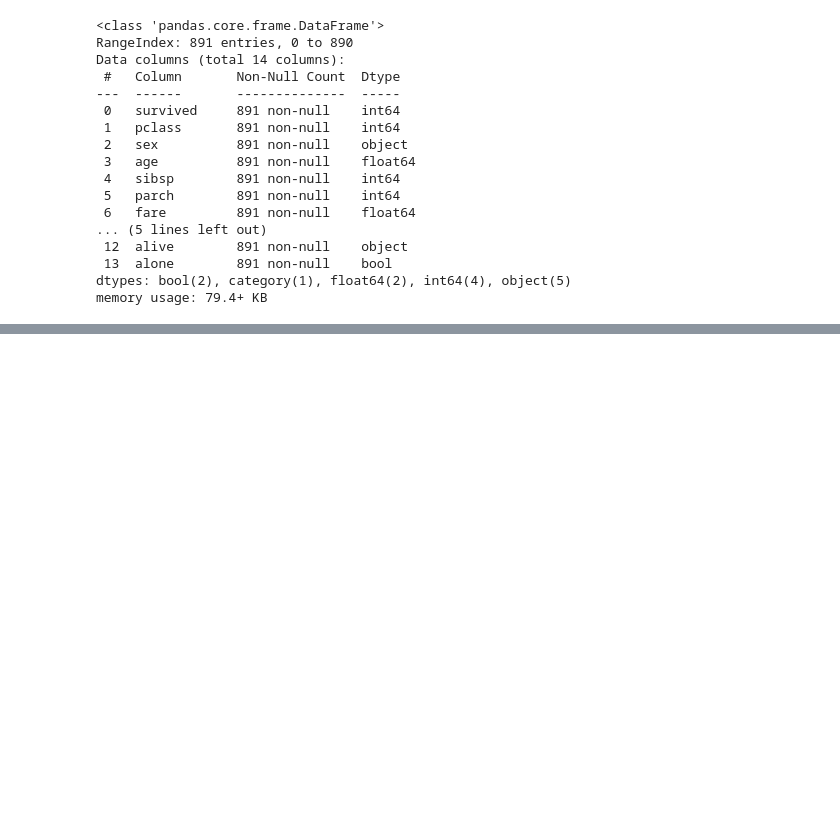
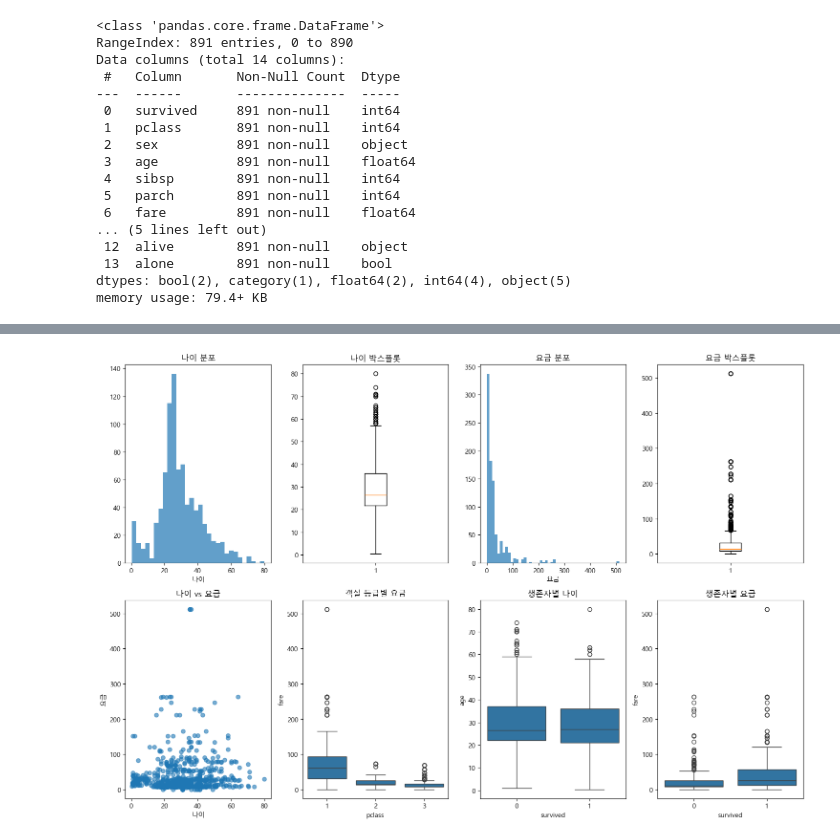
Before and after one commit to hayden-71/TIL, a Jupyter notebook: 데이터분석/titanic.ipynb, the cells around one changed output, grey strips where cells are left out. Cells and saved outputs as stored; diff of their text form; code cells hidden in the pictures; blank space fills up the shorter version.

```diff
--- a/데이터분석/titanic.ipynb
+++ b/데이터분석/titanic.ipynb
@@ -264,0 +299,11 @@ memory usage: 79.4+ KB
+# %%
+# 결측치(Missing Value) 처리 (이전에 배운 내용 활용)
+titanic.isna().sum()
+
+# 성별/객실 그룹의 평균 나이로 결측치 채우기
+titanic_copy = titanic.copy()
+mean_age = titanic.groupby(['sex', 'pclass'])['age'].transform('mean')
+
+# 비어있는 값만 내가 설정해둔 평균으로 교체햇
+titanic_copy['age'] = titanic['age'].fillna(mean_age)
+titanic_copy.isna().sum()
@@ -264,0 +328,52 @@ memory usage: 79.4+ KB
+# %%
+# 결측치 처리 안하면 제대로 시각화 제대로 안나옴
+
+# 1. 이상치 탐지 및 시각화
+plt.figure(figsize=(15, 10))
+
+# 나이 분포
+plt.subplot(2, 4, 1)
+plt.hist(titanic_copy['age'], bins=30, alpha=0.7)
+plt.title('나이 분포')
+plt.xlabel('나이')
+
+plt.subplot(2, 4, 2)
+plt.boxplot(titanic_copy['age'])
+plt.title('나이 박스플롯')
+
+# 요금 분포
+plt.subplot(2, 4, 3)
+plt.hist(titanic_copy['fare'], bins=50, alpha=0.7)
+plt.title('요금 분포')
+plt.xlabel('요금')
+
+plt.subplot(2, 4, 4)
+plt.boxplot(titanic_copy['fare'])
+plt.title('요금 박스플롯')
+
+# 산점도
+plt.subplot(2, 4, 5)
+plt.scatter(titanic_copy['age'], titanic_copy['fare'], alpha=0.6)
+plt.xlabel('나이')
+plt.ylabel('요금')
+plt.title('나이 vs 요금')
+
+# 객실 등급별 요금 분포
+plt.subplot(2, 4, 6)
+sns.boxplot(x='pclass', y='fare', data=titanic_copy)
+plt.title('객실 등급별 요금')
+
+# 생존자별 나이 분포
+plt.subplot(2, 4, 7)
+sns.boxplot(x='survived', y='age', data=titanic_copy)
+plt.title('생존자별 나이')
+
+# 생존자별 요금 분포
+plt.subplot(2, 4, 8)
+sns.boxplot(x='survived', y='fare', data=titanic_copy)
+plt.title('생존자별 요금')
+
+plt.tight_layout()
+plt.show()
+# %% [output]
+[figure, added]
```
Also changed, not shown: parts of 14 cells of this notebook, 2 other files.
